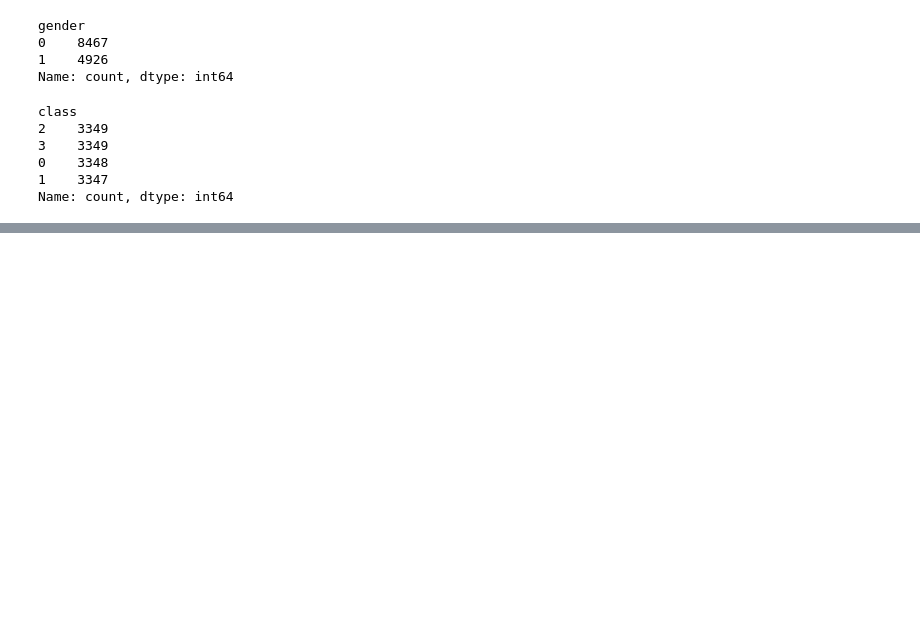
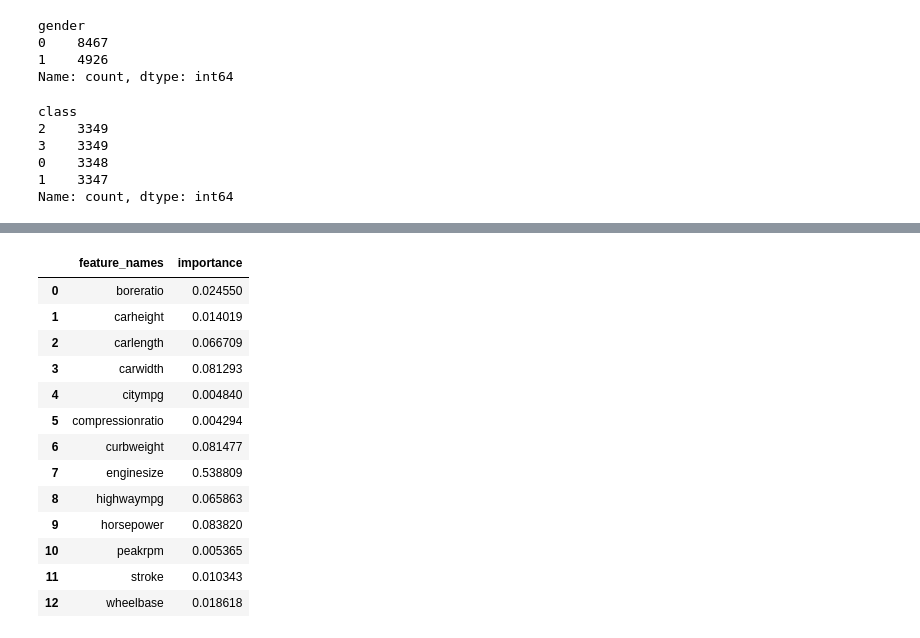
Before and after one commit to Vegetuna/Github_Team_SH, a Jupyter notebook: 250930/01_부스팅.ipynb, the cells around one changed output, grey strips where cells are left out. Saved outputs shown, nothing was run; the diff lists cells and outputs as text; code cells hidden in the pictures; blank space fills up the shorter version.

```diff
--- a/250930/01_부스팅.ipynb
+++ b/250930/01_부스팅.ipynb
@@ -307,0 +429,5 @@ AdaBoostClassifier()
+# %%
+# 특정 dtypes들을 선택하는 함수가 존재
+# 선택(select) + dtypes -> select_dtypes
+# car.select_dtypes(['int64','float64'])
+car_num = car.select_dtypes('number')
@@ -307,0 +482,21 @@ AdaBoostClassifier()
+# %%
+# 각 피쳐별 중요도
+importances = reg.feature_importances_
+feature_names_df = pd.DataFrame(feature_names, columns= ['feature_names'])
+feature_names_df['importance'] = importances
+feature_names_df
+# %% [output]
+|  | feature_names | importance |
+| 0 | boreratio | 0.024550 |
+| 1 | carheight | 0.014019 |
+| 2 | carlength | 0.066709 |
+| 3 | carwidth | 0.081293 |
+| 4 | citympg | 0.004840 |
+| 5 | compressionratio | 0.004294 |
+| 6 | curbweight | 0.081477 |
+| 7 | enginesize | 0.538809 |
+| 8 | highwaympg | 0.065863 |
+| 9 | horsepower | 0.083820 |
+| 10 | peakrpm | 0.005365 |
+| 11 | stroke | 0.010343 |
+| 12 | wheelbase | 0.018618 |
```
Also changed, not shown: parts of 16 cells of this notebook.
